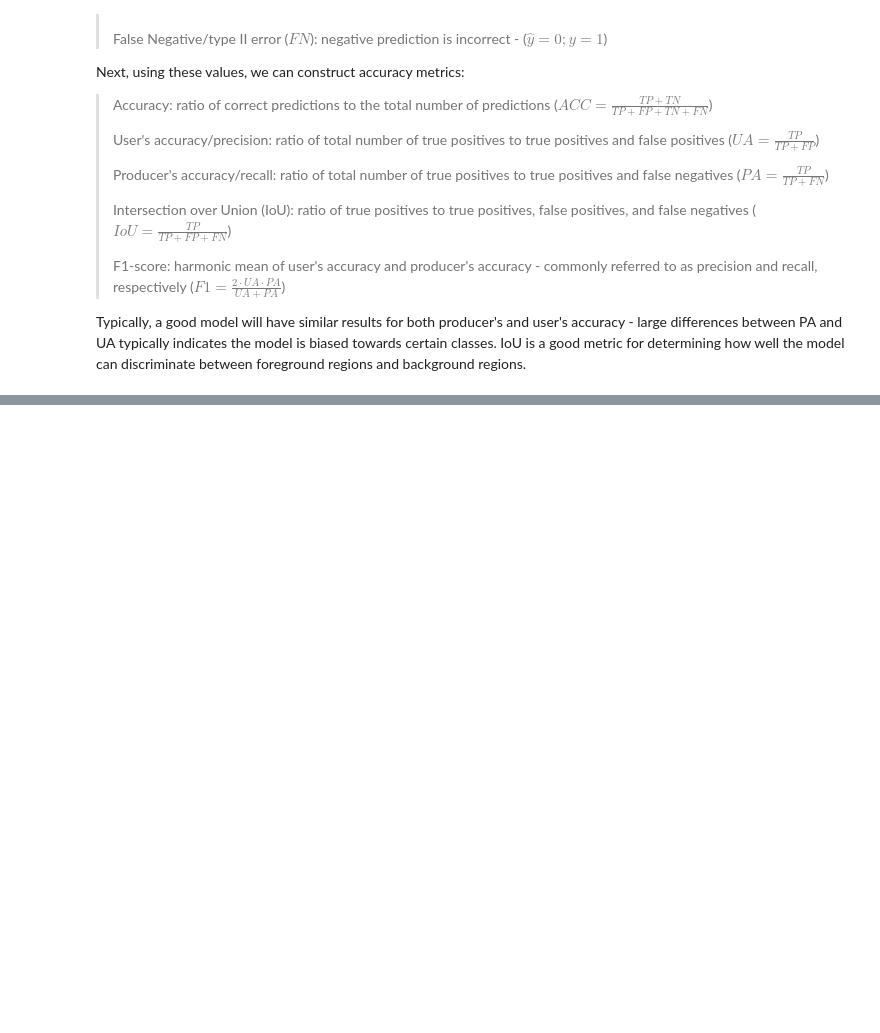
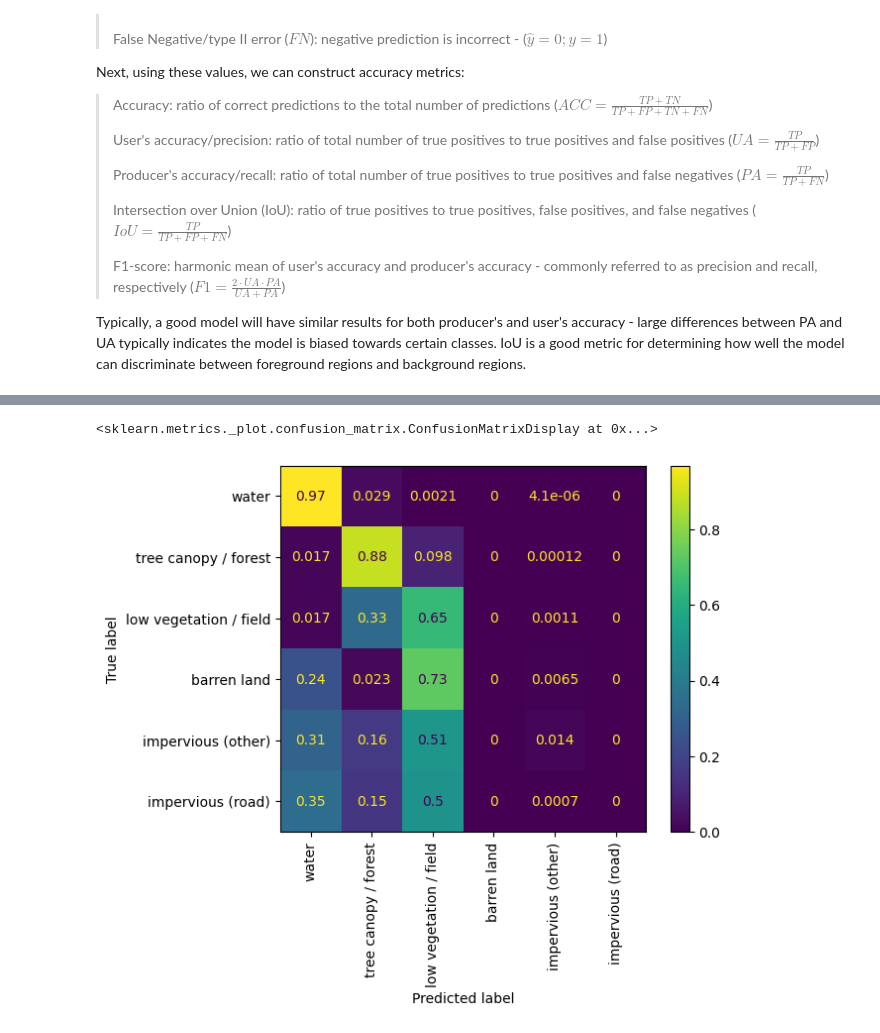
Before and after one commit to DakotaHester/NAIP_UNet_Example, a Jupyter notebook: main.ipynb, the cells around one changed output, grey strips where cells are left out. Drawn from its saved outputs; the diff is of its cells as text; code cells hidden in the pictures; blank space fills up the shorter version.

```diff
--- a/main.ipynb
+++ b/main.ipynb
@@ -995,0 +991,18 @@ AttributeError: 'numpy.ndarray' object has no attribute 'append'
+# %%
+from sklearn.metrics import confusion_matrix, ConfusionMatrixDisplay
+
+lc_labels = [
+    'water',
+    'tree canopy / forest',
+    'low vegetation / field',
+    'barren land',
+    'impervious (other)',
+    'impervious (road)'
+]
+
+cm = confusion_matrix(ys, y_hats, normalize='true', labels=range(0,6))
+disp = ConfusionMatrixDisplay(confusion_matrix=cm, display_labels=lc_labels)
+disp.plot(xticks_rotation='vertical')
+# %% [output]
+<sklearn.metrics._plot.confusion_matrix.ConfusionMatrixDisplay at 0x...>
+[figure, added]
```
Also changed, not shown: parts of 2 cells of this notebook.
